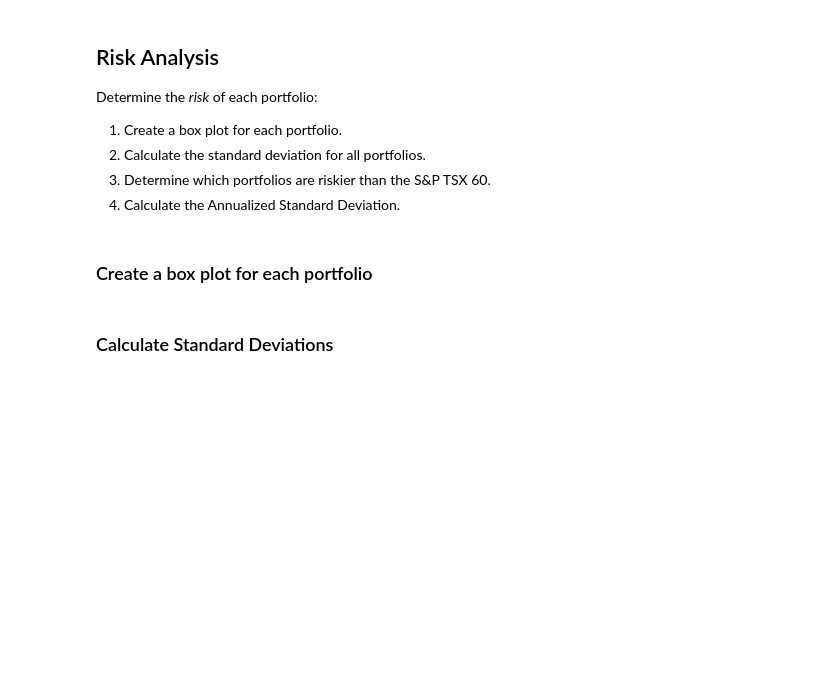
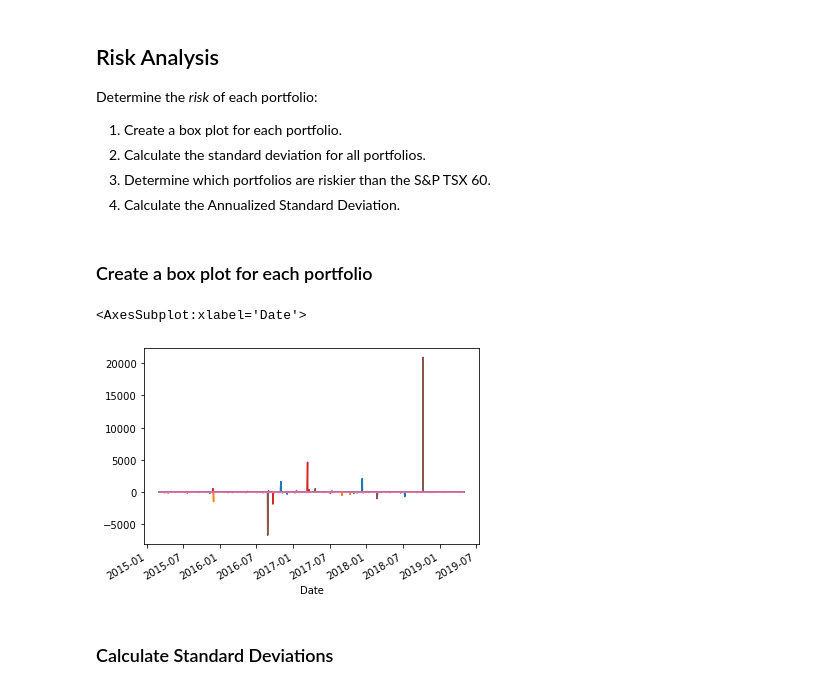
Before and after one commit to aliabolhassani/whale-analysis, a Jupyter notebook: Code/whale_analysis.ipynb, the cells around one changed output. Cells and saved outputs as stored; diff of their text form; code cells hidden in the pictures; blank space fills up the shorter version.

Commit message:
Risk Analysis done

```diff
--- a/Code/whale_analysis.ipynb
+++ b/Code/whale_analysis.ipynb
@@ -194,3 +192,15 @@ Determine the _risk_ of each portfolio:
+# %%
+# Box plot to visually show risk
+combined_df_returns["SOROS FUND MANAGEMENT LLC"].plot()
+combined_df_returns["PAULSON & CO.INC. "].plot()
+combined_df_returns["TIGER GLOBAL MANAGEMENT LLC"].plot()
+combined_df_returns["BERKSHIRE HATHAWAY INC"].plot()
+combined_df_returns["Algo 1"].plot()
+combined_df_returns["Algo 2"].plot()
+combined_df_returns["SP_TSX_Close"].plot()
+# %% [output]
+<AxesSubplot:xlabel='Date'>
+[figure, added]
 # %% [markdown]
 ### Calculate Standard Deviations
 # %%
```
Also changed, not shown: parts of 5 cells of this notebook.
